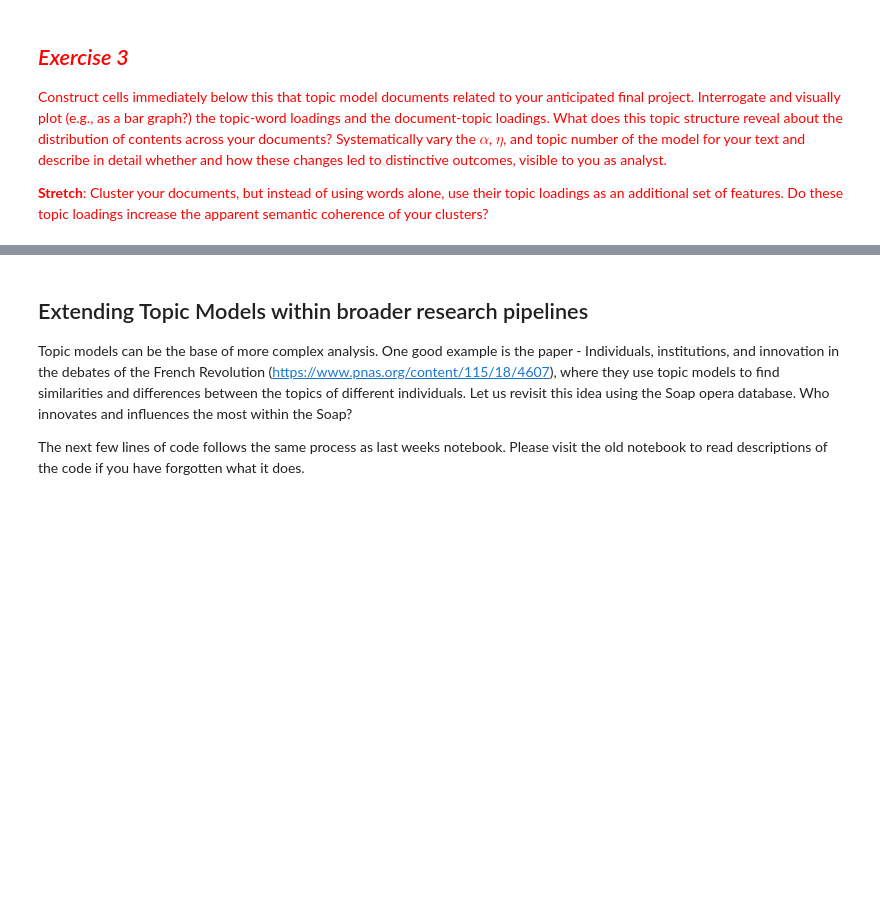
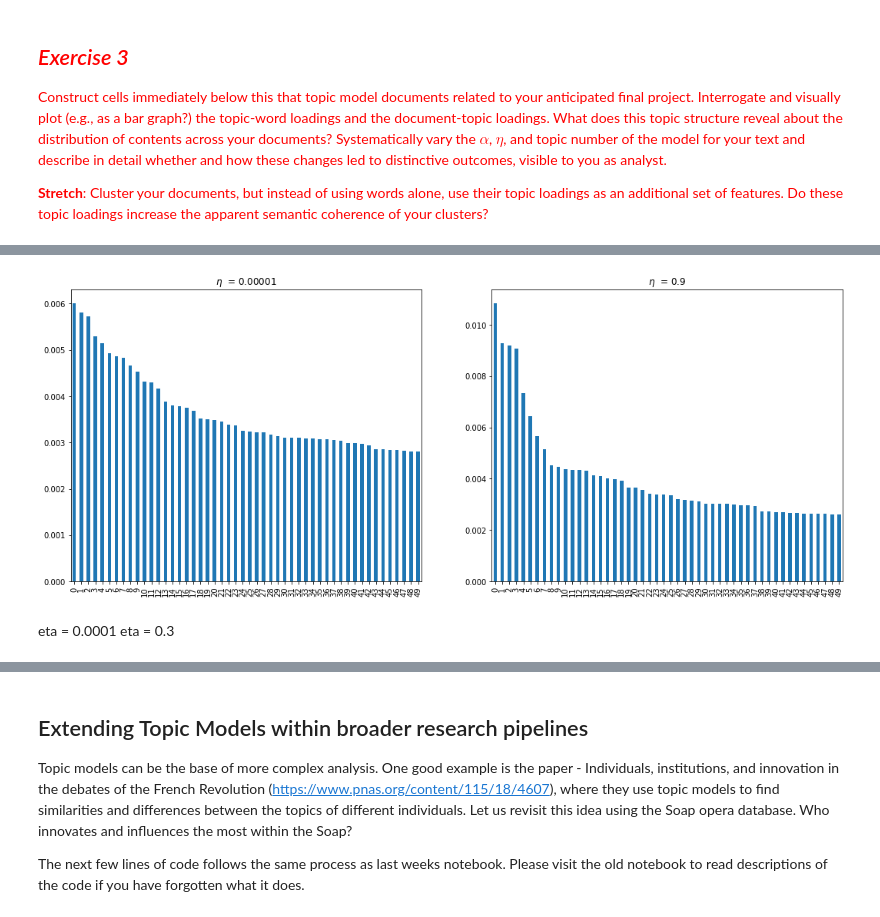
Before and after one commit to k-partha/Content-Analysis-Notebooks, a Jupyter notebook: week-6/Partha_Kadambi_HW6.ipynb, the cells around one changed output, grey strips where cells are left out. Drawn from its saved outputs; the diff is of its cells as text; code cells hidden in the pictures; blank space fills up the shorter version.

```diff
--- a/week-6/Partha_Kadambi_HW6.ipynb
+++ b/week-6/Partha_Kadambi_HW6.ipynb
@@ -1268,0 +1475,18 @@ plda2 = gensim.models.ldamodel.LdaModel(corpus=senmm, id2word=dictionary, num_to
+# %%
+plda1 = gensim.models.ldamodel.LdaModel(corpus=senmm, id2word=dictionary, num_topics=10, eta = 0.0001)
+plda2 = gensim.models.ldamodel.LdaModel(corpus=senmm, id2word=dictionary, num_topics=10, eta = 0.6)
+# %%
+topic11_df = pandas.DataFrame(plda1.show_topic(1, topn=50))
+topic21_df = pandas.DataFrame(plda2.show_topic(1, topn=50))
+
+fig, (ax1, ax2) = plt.subplots(1, 2)
+fig.set_size_inches(18, 7)
+topic11_df.plot.bar(legend = False, ax = ax1, title = '$\eta$  = 0.00001')
+topic21_df.plot.bar(legend = False, ax = ax2, title = '$\eta$  = 0.9')
+plt.show()
+# %% [output]
+[figure, added]
+# %% [markdown]
+
+eta = 0.0001
+eta = 0.3
```
Also changed, not shown: parts of 117 cells of this notebook, 2 other files.
